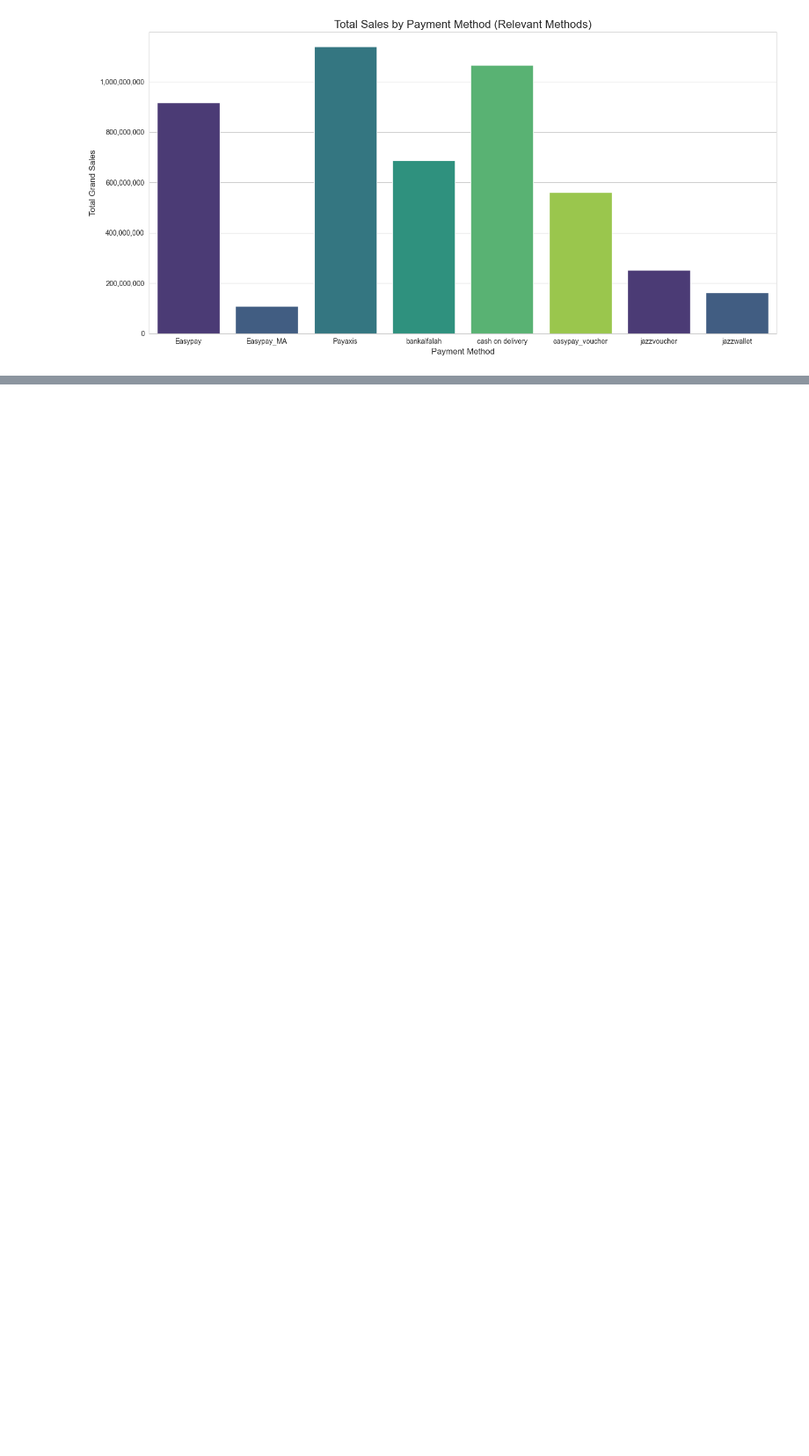
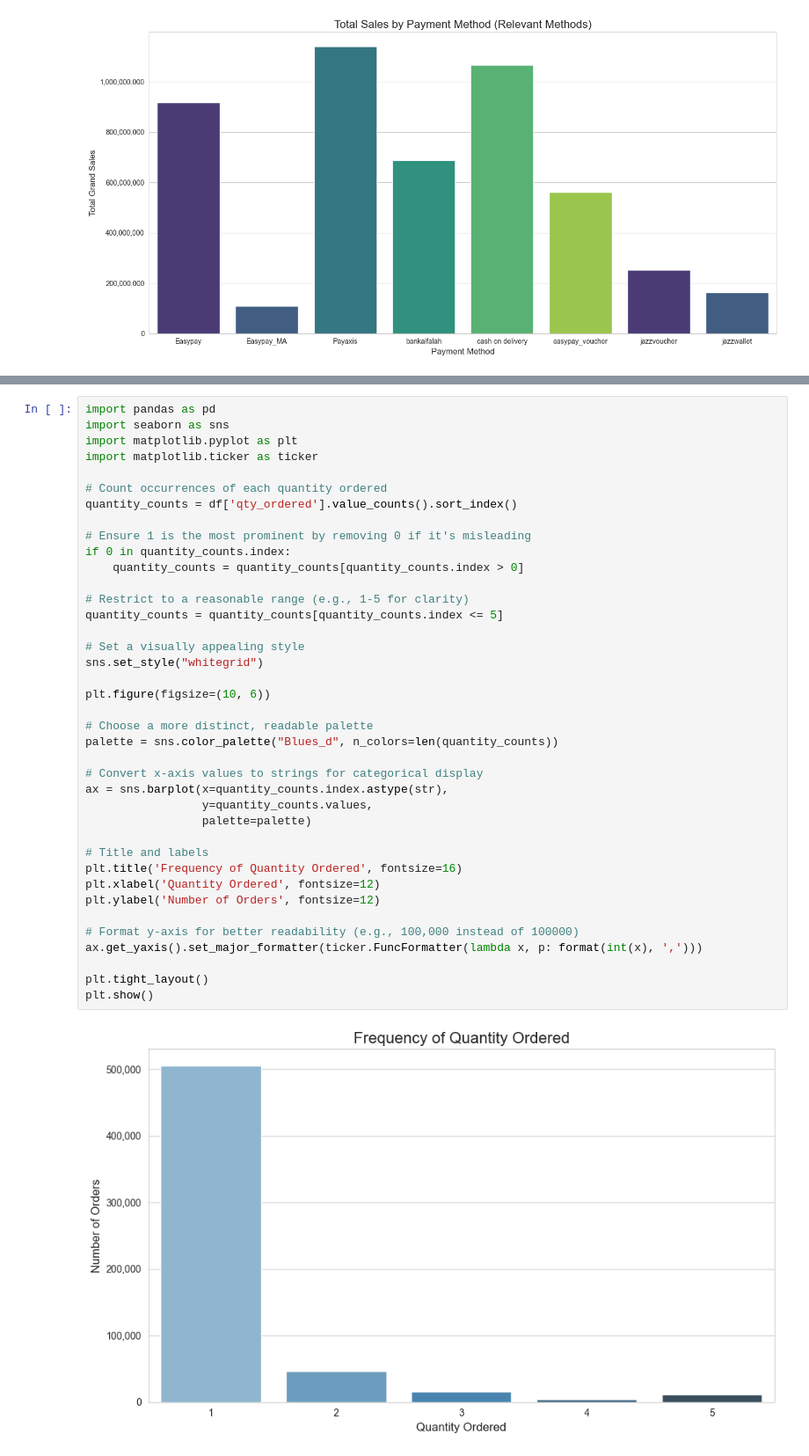
Before and after one commit to SalaarMasood/Data-Science-Proj, a Jupyter notebook: DataCleaning.ipynb, the cells around one changed output, grey strips where cells are left out. Shown: that part at 88% size. Drawn from its saved outputs; the diff is of its cells as text; blank space fills up the shorter version.

Commit message:
added plots

```diff
--- a/DataCleaning.ipynb
+++ b/DataCleaning.ipynb
@@ -361,0 +399,41 @@ plt.show()
+# %%
+import pandas as pd
+import seaborn as sns
+import matplotlib.pyplot as plt
+import matplotlib.ticker as ticker
+
+# Count occurrences of each quantity ordered
+quantity_counts = df['qty_ordered'].value_counts().sort_index()
+
+# Ensure 1 is the most prominent by removing 0 if it's misleading
+if 0 in quantity_counts.index:
+    quantity_counts = quantity_counts[quantity_counts.index > 0]
+
+# Restrict to a reasonable range (e.g., 1-5 for clarity)
+quantity_counts = quantity_counts[quantity_counts.index <= 5]
+
+# Set a visually appealing style
+sns.set_style("whitegrid")
+
+plt.figure(figsize=(10, 6))
+
+# Choose a more distinct, readable palette
+palette = sns.color_palette("Blues_d", n_colors=len(quantity_counts))
+
+# Convert x-axis values to strings for categorical display
+ax = sns.barplot(x=quantity_counts.index.astype(str),
+                 y=quantity_counts.values,
+                 palette=palette)
+
+# Title and labels
+plt.title('Frequency of Quantity Ordered', fontsize=16)
+plt.xlabel('Quantity Ordered', fontsize=12)
+plt.ylabel('Number of Orders', fontsize=12)
+
+# Format y-axis for better readability (e.g., 100,000 instead of 100000)
+ax.get_yaxis().set_major_formatter(ticker.FuncFormatter(lambda x, p: format(int(x), ',')))
+
+plt.tight_layout()
+plt.show()
+# %% [output]
+[figure, added]
```
Also changed, not shown: parts of 4 cells of this notebook.
